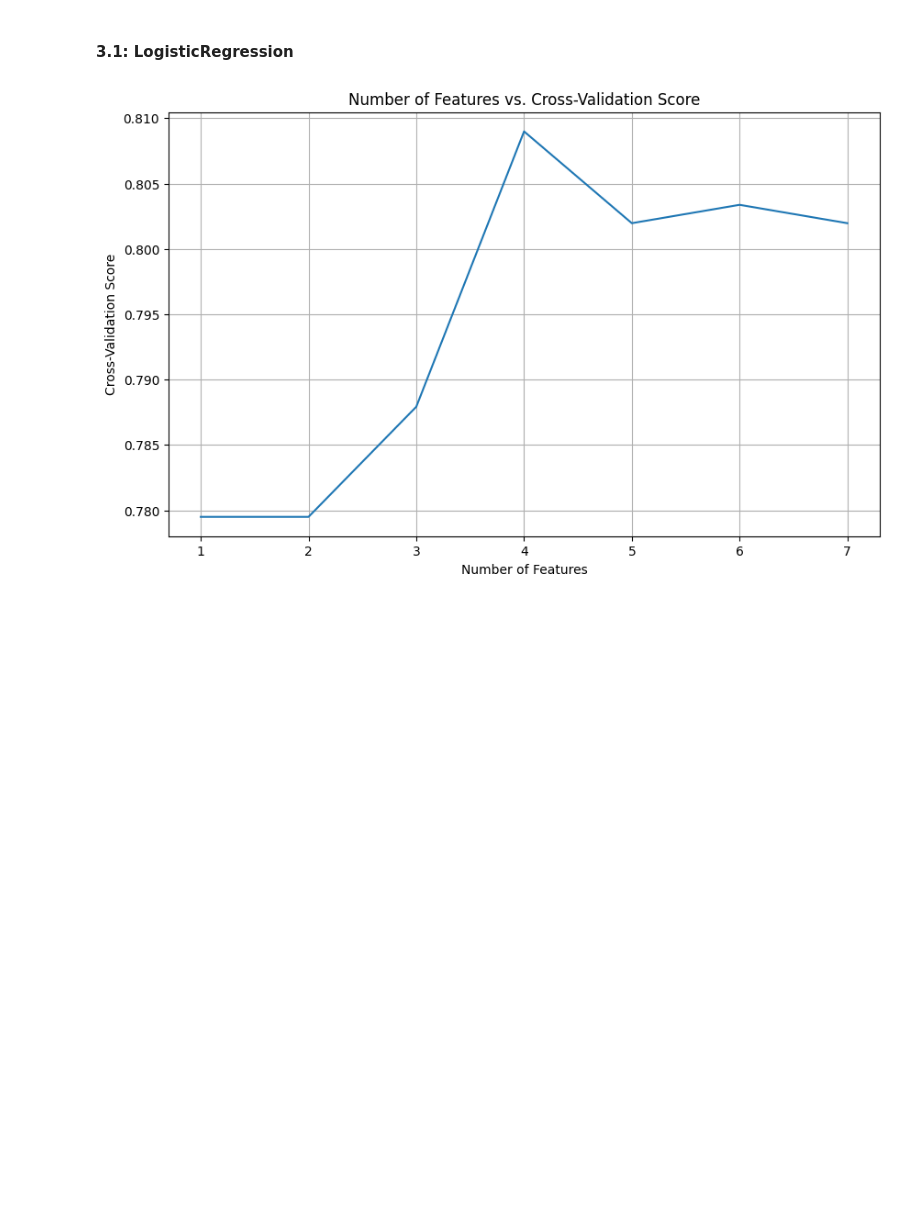
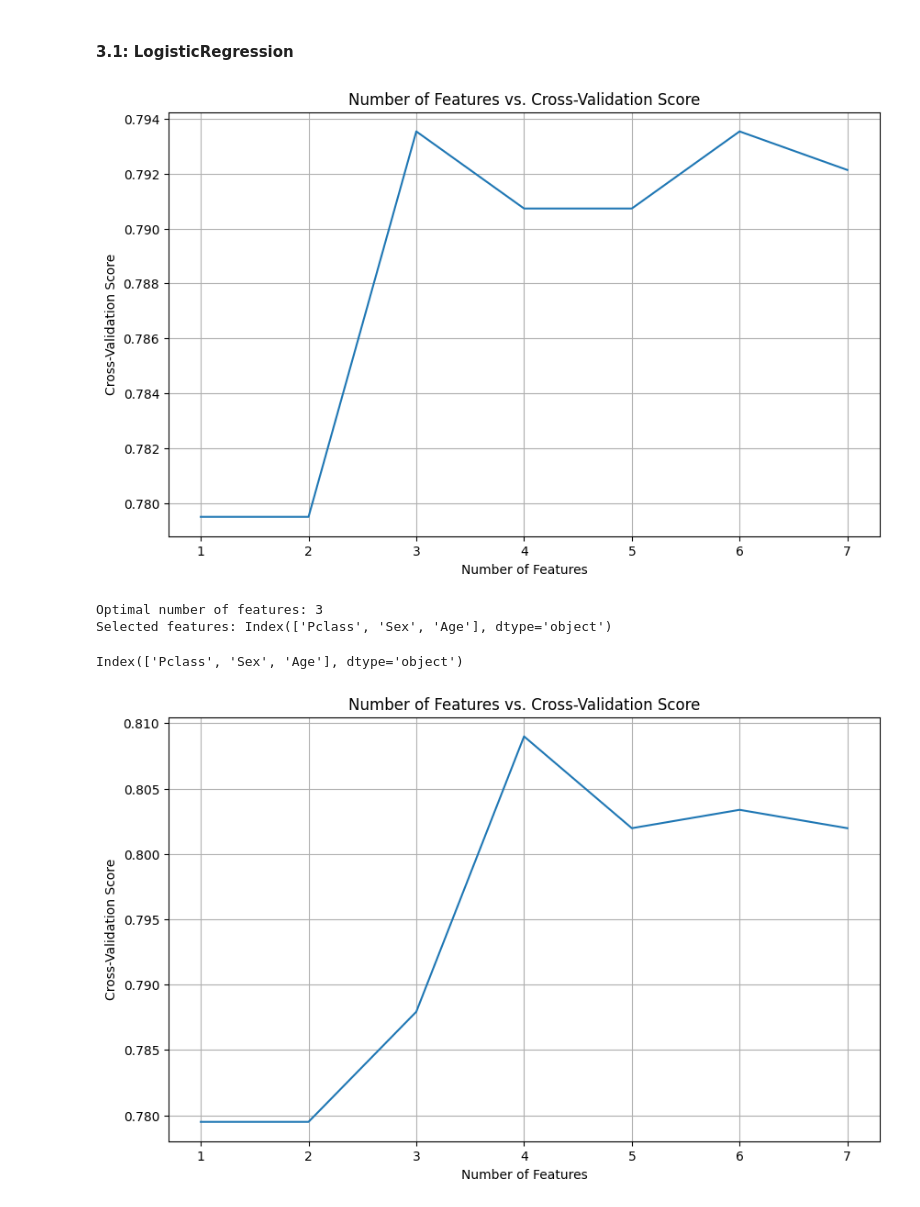
Before and after one commit to markopolo139/DataMiningAssignment1, a Jupyter notebook: titanic_classification.ipynb, the cells around one changed output. Drawn from its saved outputs; the diff is of its cells as text; code cells hidden in the pictures; blank space fills up the shorter version.

```diff
--- a/titanic_classification.ipynb
+++ b/titanic_classification.ipynb
@@ -230,4 +253,11 @@ titanic_test
 ### Step 3: Selection Features - Recursive feature selection
 # %% [markdown]
 #### 3.1: LogisticRegression
+# %%
+utils.features_selection_logistic_regression(titanic_train_minMax)
+# %% [output]
+[figure, added]
+Optimal number of features: 3
+Selected features: Index(['Pclass', 'Sex', 'Age'], dtype='object')
+Index(['Pclass', 'Sex', 'Age'], dtype='object')
 # %%
```
Also changed, not shown: parts of 15 cells of this notebook, 1 other file.
